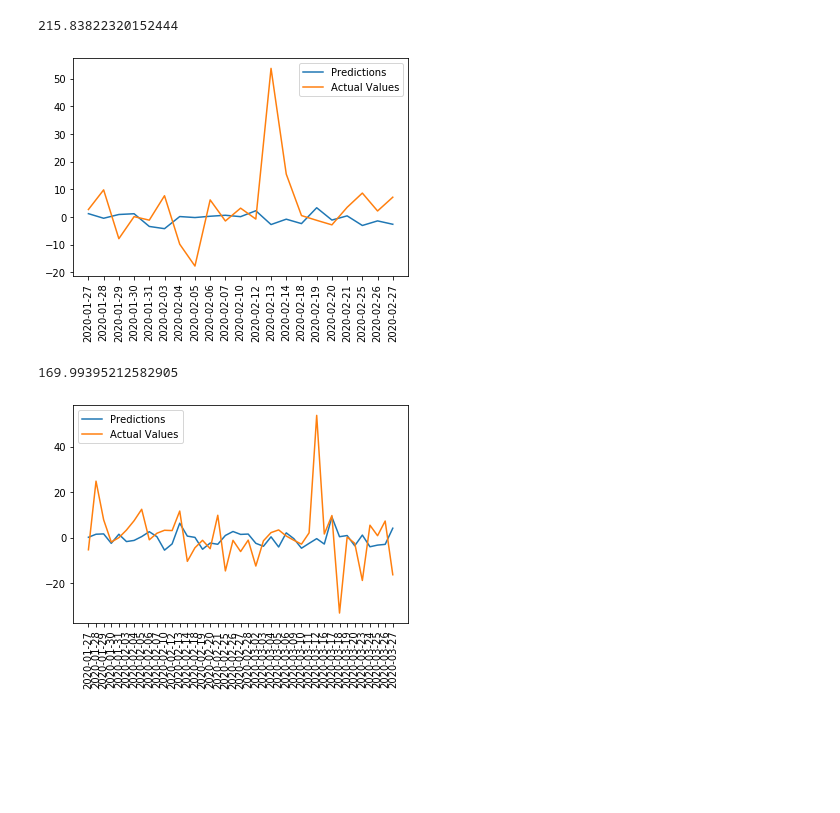
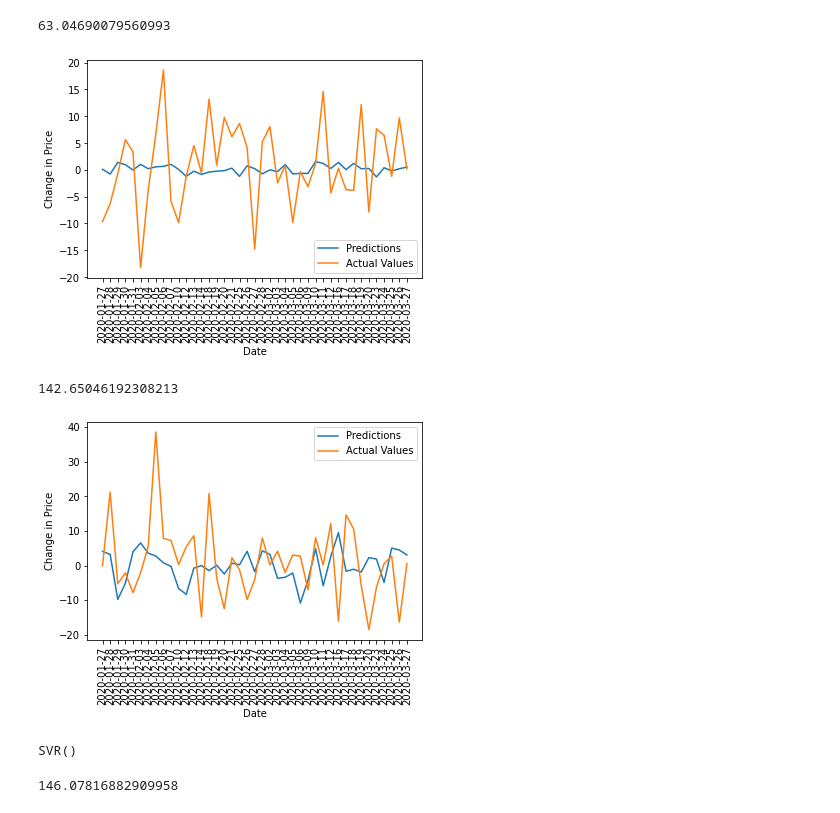
Before and after one commit to ljgreenhill/ElonAnalysis, a Jupyter notebook: Regression.ipynb, the cells around one changed output. Cells and saved outputs as stored; diff of their text form; code cells hidden in the pictures; blank space fills up the shorter version.

Commit message:
Regression code

```diff
--- a/Regression.ipynb
+++ b/Regression.ipynb
@@ -19,41 +19,43 @@ data.head()
 # %%
-model = LinearRegression()
+linearRegression = LinearRegression()
 X = data[["Favorites", "Retweets", "Negative", "Neutral", "Positive", "Compound"]]
 Y = data["Change In Price"]
-x_train, x_test, y_train, y_test = train_test_split(X, Y, test_size=0.1)
-model.fit(x_train, y_train)
+lin_x_train, lin_x_test, lin_y_train, lin_y_test = train_test_split(X, Y, test_size=0.2)
+linearRegression.fit(lin_x_train, lin_y_train)
 
-predictions = model.predict(x_test)
-error = mean_squared_error(y_test, predictions)
-print(error)
+lin_predictions = linearRegression.predict(lin_x_test)
+lin_error = mean_squared_error(lin_y_test, lin_predictions)
+print(lin_error)
 # %% [output]
-215.83822320152444
+63.04690079560993
 # %%
-plt.plot(data.index[:len(predictions)], predictions)
-plt.plot(data.index[:len(y_test)], y_test)
+plt.plot(data.index[:len(lin_predictions)], lin_predictions)
+plt.plot(data.index[:len(lin_y_test)], lin_y_test)
 plt.xticks(rotation=90)
+plt.xlabel('Date')
+plt.ylabel('Change in Price')
 plt.legend(["Predictions","Actual Values"])
 plt.show()
 # %% [output]
-[figure, old version]
+[figure, new version]
 # %%
 from sklearn.ensemble import RandomForestRegressor
 from sklearn.datasets import make_regression
-X = data[["Favorites", "Retweets", "Negative", "Neutral", "Positive", "Compound"]]
-Y = data["Change In Price"]
-x_train, x_test, y_train, y_test = train_test_split(X, Y, test_size=0.2)
+rf_x_train, rf_x_test, rf_y_train, rf_y_test = train_test_split(X, Y, test_size=0.2)
 rf = RandomForestRegressor(n_estimators = 10000, random_state=0, bootstrap=True)
-rf.fit(x_train, y_train)
-predictions = rf.predict(x_test)
-error = mean_squared_error(y_test, predictions)
-print(error)
+rf.fit(rf_x_train, rf_y_train)
+rf_predictions = rf.predict(rf_x_test)
+rf_error = mean_squared_error(rf_y_test, rf_predictions)
+print(rf_error)
 # %% [output]
-169.99395212582905
+142.65046192308213
 # %%
-plt.plot(data.index[:len(predictions)], predictions)
-plt.plot(data.index[:len(y_test)], y_test)
+plt.plot(data.index[:len(rf_predictions)], rf_predictions)
+plt.plot(data.index[:len(rf_y_test)], rf_y_test)
 plt.xticks(rotation=90)
+plt.xlabel('Date')
+plt.ylabel('Change in Price')
 plt.legend(["Predictions","Actual Values"])
 plt.show()
 # %% [output]
-[figure, old version]
+[figure, new version]
@@ -63,0 +73,12 @@ plt.show()
+# %%
+svmRegressor = SVR(kernel='rbf')
+svmRegressor.fit(svr_x_train, svr_y_train)
+# %% [output]
+SVR()
+# %%
+svr_predictions = svmRegressor.predict(svr_x_test)
+error = mean_squared_error(y_standardScaler.inverse_transform(y_test), y_standardScaler.inverse_transform(predictions))
+# error = mean_squared_error(svr_y_test, svr_predictions)
+print(error)
+# %% [output]
+146.07816882909958
```
Also changed, not shown: parts of 9 cells of this notebook, 1 other file.
